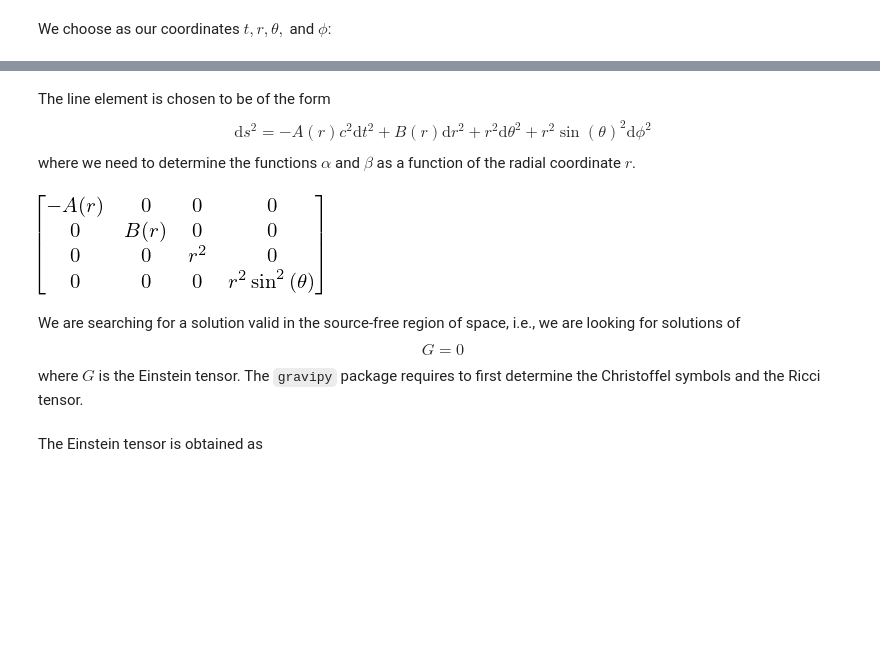
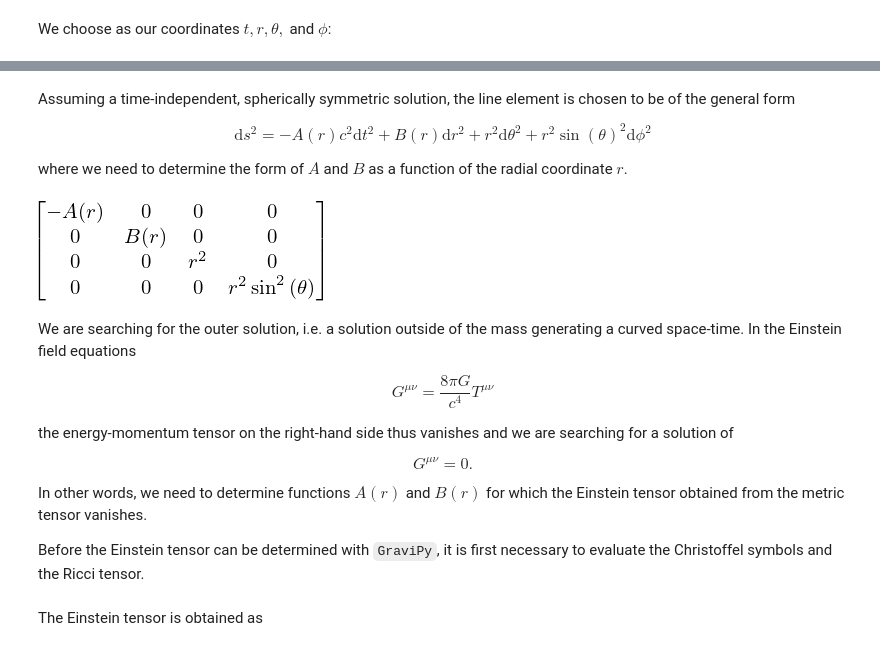
Before and after one commit to marcinofulus/jupyter4edu, a Jupyter notebook: augsburg/notebooks/generalrelativity/SchwarzschildMetric.ipynb, the cells around one changed output, grey strips where cells are left out. Saved outputs shown, nothing was run; the diff lists cells and outputs as text; code cells hidden in the pictures; blank space fills up the shorter version.

```diff
--- a/augsburg/notebooks/generalrelativity/SchwarzschildMetric.ipynb
+++ b/augsburg/notebooks/generalrelativity/SchwarzschildMetric.ipynb
@@ -17,16 +20,14 @@ x.c
 # %% [markdown]
-The line element is chosen to be of the form
+Assuming a time-independent, spherically symmetric solution, the line element is chosen to be of the general form
+
 $$\mathrm{d}s^2 = -A(r)c^2\mathrm{d}t^2+B(r)\mathrm{d}r^2+r^2\mathrm{d}\theta^2+r^2\sin(\theta)^2\mathrm{d}\phi^2$$
-where we need to determine the functions $\alpha$ and $\beta$ as a function of the radial coordinate $r$.
+
+where we need to determine the form of $A$ and $B$ as a function of the radial coordinate $r$.
 # %%
-A = Function('A')
-B = Function('B')
-Metric = diag(-A(r), B(r), r**2, r**2*sin(theta)**2)
+A = Function('A')(r)
+B = Function('B')(r)
+Metric = diag(-A, B, r**2, r**2*sin(theta)**2)
 g = MetricTensor('g', x, Metric)
 g(All, All)
 # %% [output]
-[figure, old version]
+[figure, new version]
-# %% [markdown]
-We are searching for a solution valid in the source-free region of space, i.e., we are looking for solutions of
-$$G=0$$
-where $G$ is the Einstein tensor. The ``gravipy`` package requires to first determine the Christoffel symbols and the Ricci tensor.
@@ -36,0 +34,12 @@ Einst = Einstein('Einst', Ric)
+# %% [markdown]
+We are searching for the outer solution, i.e. a solution outside of the mass generating a curved space-time. In the Einstein field equations
+
+$$G^{\mu\nu} = \frac{8\pi G}{c^4}T^{\mu\nu}$$
+
+the energy-momentum tensor on the right-hand side thus vanishes and we are searching for a solution of
+
+$$G^{\mu\nu}=0.$$
+
+In other words, we need to determine functions $A(r)$ and $B(r)$ for which the Einstein tensor obtained from the metric tensor vanishes.
+
+Before the Einstein tensor can be determined with `GraviPy`, it is first necessary to evaluate the Christoffel symbols and the Ricci tensor.
```
Also changed, not shown: parts of 28 cells of this notebook.
